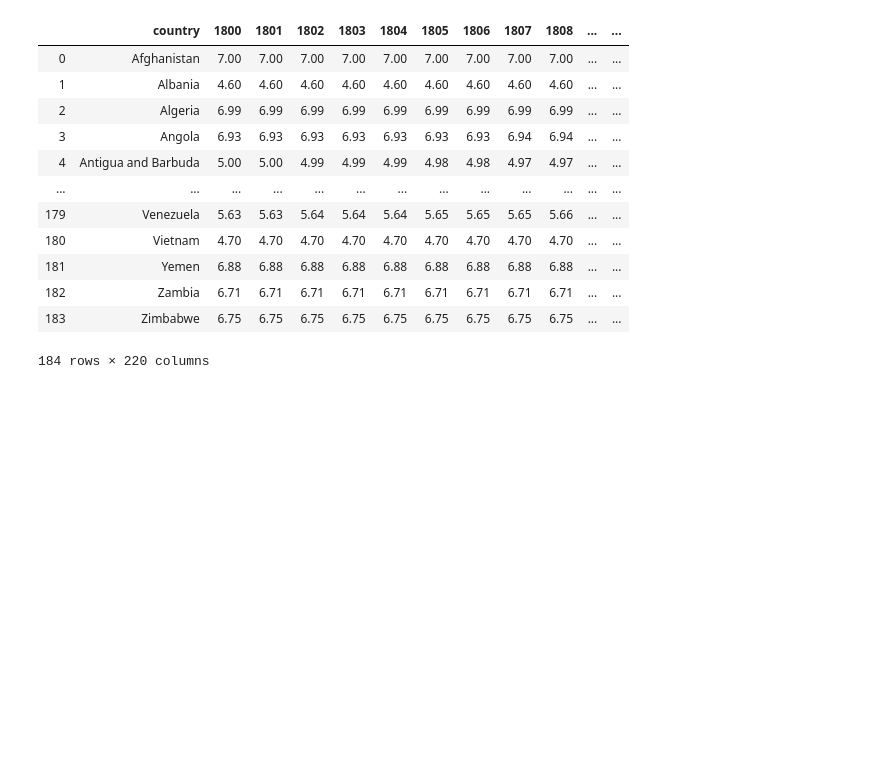
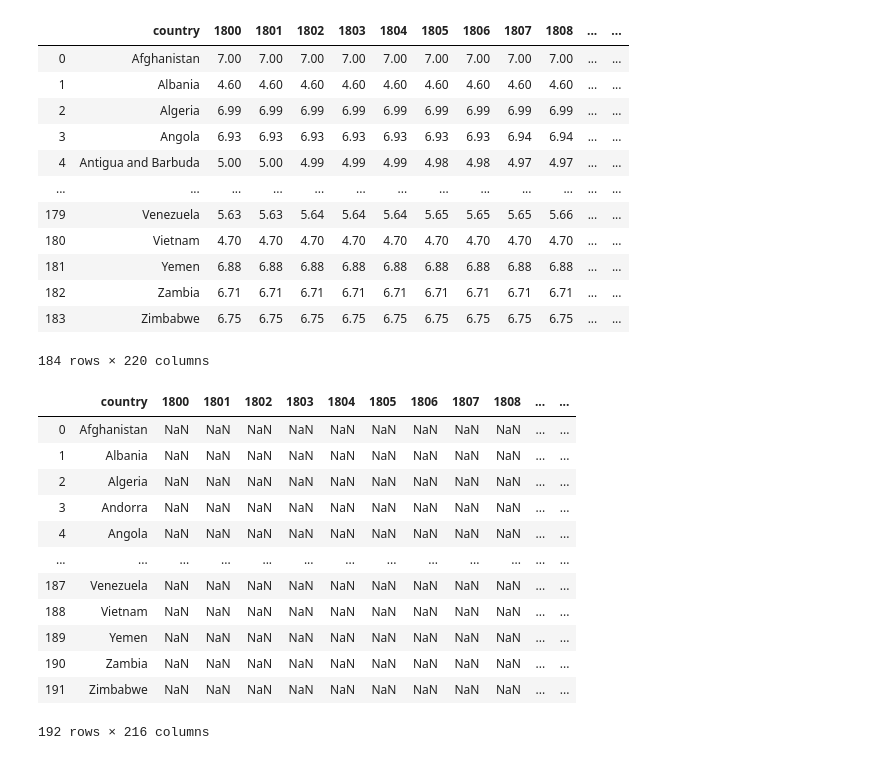
Before and after one commit to VallieTracy/project-one, a Jupyter notebook: Team_Awesome_Project_1.ipynb, the cells around one changed output. Saved outputs shown, nothing was run; the diff lists cells and outputs as text; code cells hidden in the pictures; blank space fills up the shorter version.

```diff
--- a/Team_Awesome_Project_1.ipynb
+++ b/Team_Awesome_Project_1.ipynb
@@ -99,3 +101,21 @@ birthrate_df
 | 182 | Zambia | 6.71 | 6.71 | 6.71 | 6.71 | 6.71 | 6.71 | 6.71 | 6.71 | 6.71 | ... | ... |
 | 183 | Zimbabwe | 6.75 | 6.75 | 6.75 | 6.75 | 6.75 | 6.75 | 6.75 | 6.75 | 6.75 | ... | ... |
 184 rows × 220 columns
+# %%
+#printing out the dataframes that bernt created to see what's there
+
+co2_df
+# %% [output]
+|  | country | 1800 | 1801 | 1802 | 1803 | 1804 | 1805 | 1806 | 1807 | 1808 | ... | ... |
+| 0 | Afghanistan | NaN | NaN | NaN | NaN | NaN | NaN | NaN | NaN | NaN | ... | ... |
+| 1 | Albania | NaN | NaN | NaN | NaN | NaN | NaN | NaN | NaN | NaN | ... | ... |
+| 2 | Algeria | NaN | NaN | NaN | NaN | NaN | NaN | NaN | NaN | NaN | ... | ... |
+| 3 | Andorra | NaN | NaN | NaN | NaN | NaN | NaN | NaN | NaN | NaN | ... | ... |
+| 4 | Angola | NaN | NaN | NaN | NaN | NaN | NaN | NaN | NaN | NaN | ... | ... |
+| ... | ... | ... | ... | ... | ... | ... | ... | ... | ... | ... | ... | ... |
+| 187 | Venezuela | NaN | NaN | NaN | NaN | NaN | NaN | NaN | NaN | NaN | ... | ... |
+| 188 | Vietnam | NaN | NaN | NaN | NaN | NaN | NaN | NaN | NaN | NaN | ... | ... |
+| 189 | Yemen | NaN | NaN | NaN | NaN | NaN | NaN | NaN | NaN | NaN | ... | ... |
+| 190 | Zambia | NaN | NaN | NaN | NaN | NaN | NaN | NaN | NaN | NaN | ... | ... |
+| 191 | Zimbabwe | NaN | NaN | NaN | NaN | NaN | NaN | NaN | NaN | NaN | ... | ... |
+192 rows × 216 columns
```
Also changed, not shown: parts of 3 cells of this notebook.
